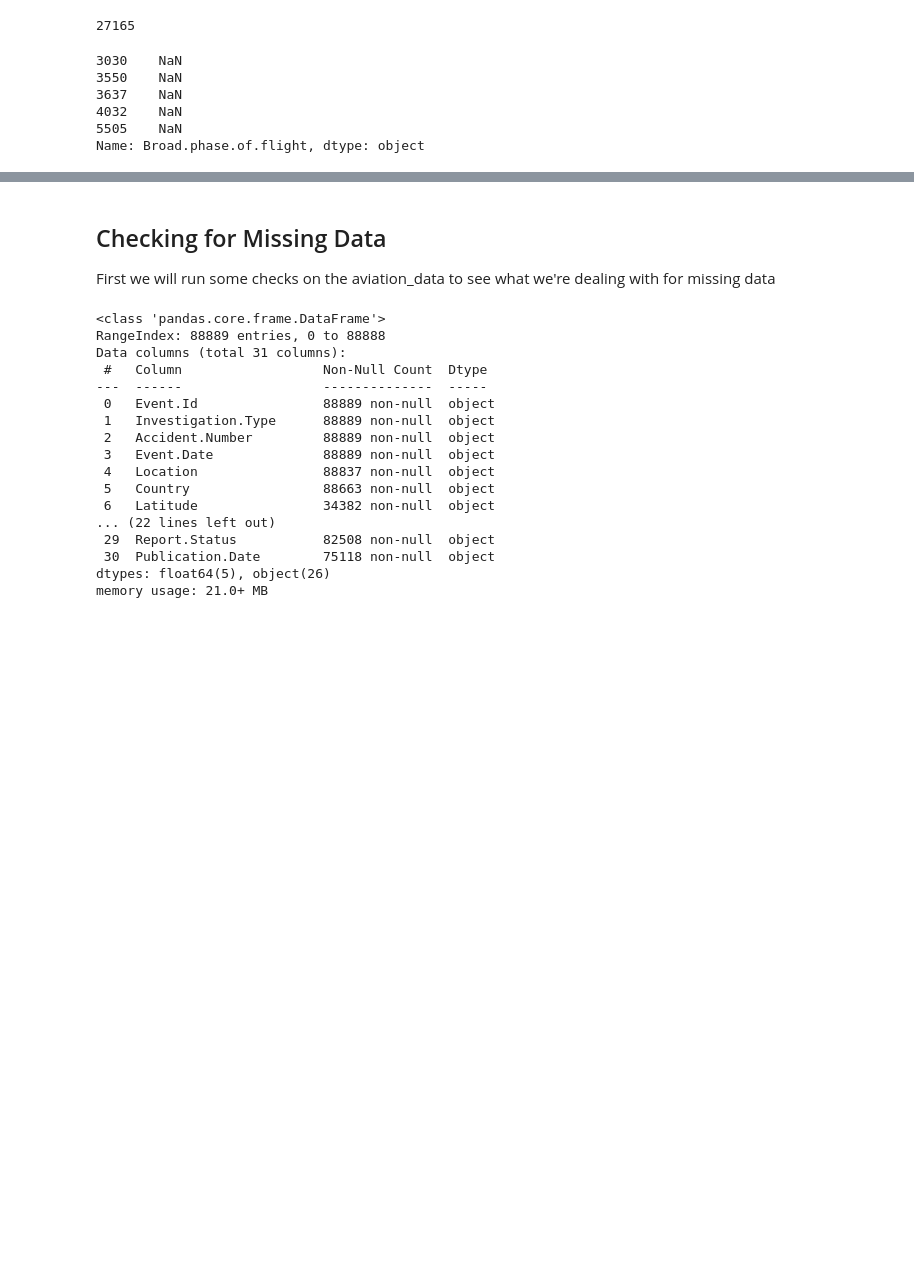
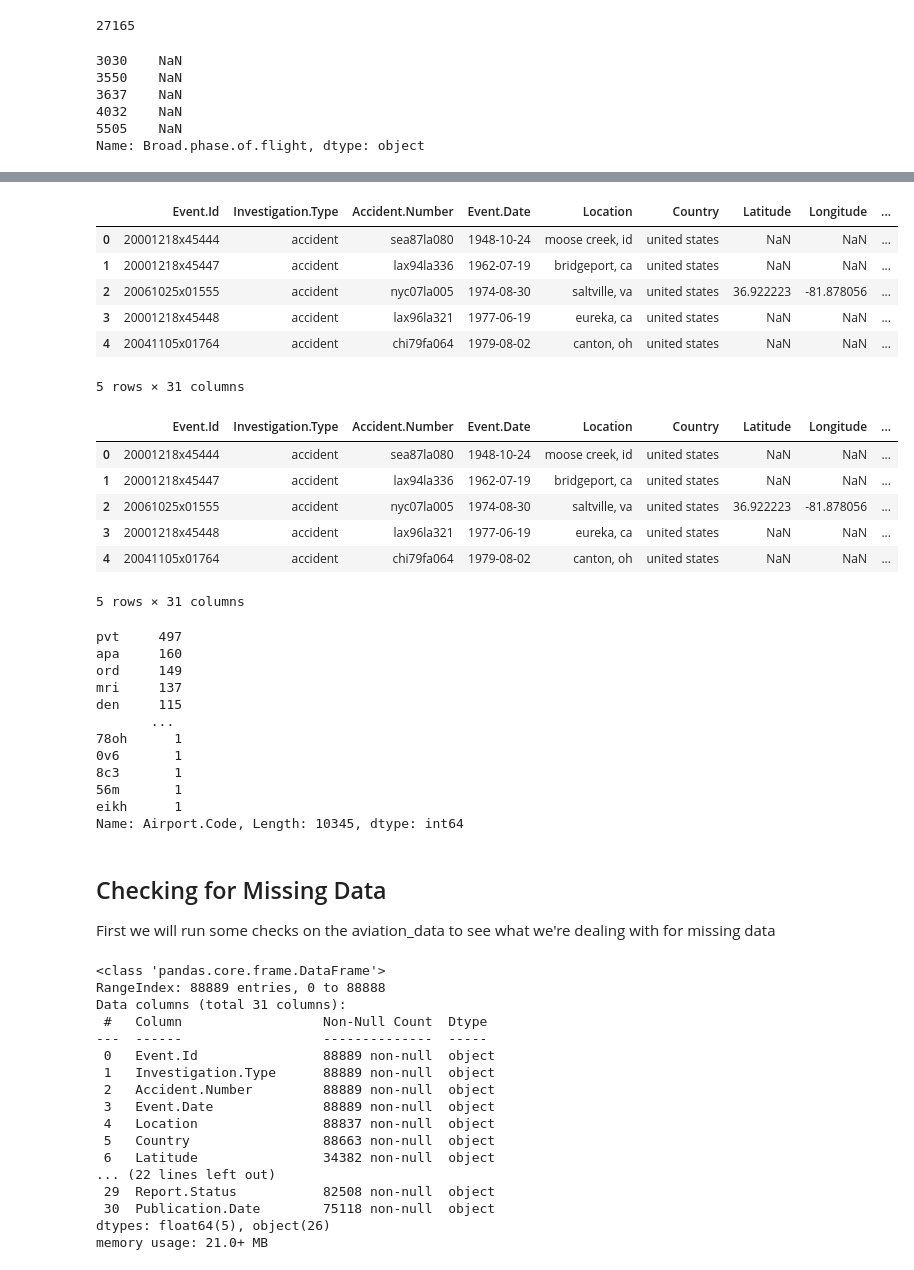
Before and after one commit to emmascotson/aviation-venture-risk-eda, a Jupyter notebook: aviation-venture-risk-eda.ipynb, the cells around one changed output, grey strips where cells are left out. Drawn from its saved outputs; the diff is of its cells as text; code cells hidden in the pictures; blank space fills up the shorter version.

```diff
--- a/aviation-venture-risk-eda.ipynb
+++ b/aviation-venture-risk-eda.ipynb
@@ -121,3 +125,68 @@ Name: Broad.phase.of.flight, dtype: object
+# %%
+#lowercase and stripe white space, this removes a lot of duplicate labels
+def standardize_string(s):
+    if pd.isna(s):
+        return s
+    if isinstance(s,str):
+        s = s.strip().lower()#.replace(' ','_')
+    return s
+
+#for some columns treating none as nan helps us do analysis
+def none_to_nan(s):
+    if s == 'none':
+        return np.nan
+    return s
+
+#for some columns treating unknown as nan helps us do analysis
+def unknown_to_nan(s):
+    if s == 'unknown':
+        return np.nan
+    return s
+
+#for some columns treating unknown as nan helps us do analysis
+def unk_to_nan(s):
+    if s == 'unk':
+        return np.nan
+    return s
+
+display(aviation_data.head())
+aviation_data = aviation_data.applymap(standardize_string)
+
+replace_none_cols = ['Airport.Code','Airport.Name','Registration.Number']
+aviation_data[replace_none_cols] = aviation_data[replace_none_cols].applymap(none_to_nan)
+
+replace_unknown_cols = ['Engine.Type','Aircraft.damage','Registration.Number']
+aviation_data[replace_unknown_cols] = aviation_data[replace_unknown_cols].applymap(unknown_to_nan)
+
+display(aviation_data.head())
+aviation_data['Airport.Code'].value_counts()
+# %% [output]
+|  | Event.Id | Investigation.Type | Accident.Number | Event.Date | Location | Country | Latitude | Longitude | ... |
+| 0 | 20001218x45444 | accident | sea87la080 | 1948-10-24 | moose creek, id | united states | NaN | NaN | ... |
+| 1 | 20001218x45447 | accident | lax94la336 | 1962-07-19 | bridgeport, ca | united states | NaN | NaN | ... |
+| 2 | 20061025x01555 | accident | nyc07la005 | 1974-08-30 | saltville, va | united states | 36.922223 | -81.878056 | ... |
+| 3 | 20001218x45448 | accident | lax96la321 | 1977-06-19 | eureka, ca | united states | NaN | NaN | ... |
+| 4 | 20041105x01764 | accident | chi79fa064 | 1979-08-02 | canton, oh | united states | NaN | NaN | ... |
+5 rows × 31 columns
+|  | Event.Id | Investigation.Type | Accident.Number | Event.Date | Location | Country | Latitude | Longitude | ... |
+| 0 | 20001218x45444 | accident | sea87la080 | 1948-10-24 | moose creek, id | united states | NaN | NaN | ... |
+| 1 | 20001218x45447 | accident | lax94la336 | 1962-07-19 | bridgeport, ca | united states | NaN | NaN | ... |
+| 2 | 20061025x01555 | accident | nyc07la005 | 1974-08-30 | saltville, va | united states | 36.922223 | -81.878056 | ... |
+| 3 | 20001218x45448 | accident | lax96la321 | 1977-06-19 | eureka, ca | united states | NaN | NaN | ... |
+| 4 | 20041105x01764 | accident | chi79fa064 | 1979-08-02 | canton, oh | united states | NaN | NaN | ... |
+5 rows × 31 columns
+pvt     497
+apa     160
+ord     149
+mri     137
+den     115
+       ...
+78oh      1
+0v6       1
+8c3       1
+56m       1
+eikh      1
+Name: Airport.Code, Length: 10345, dtype: int64
 # %% [markdown]
 ## Checking for Missing Data
 First we will run some checks on the aviation_data to see what we're dealing with for missing data
```
Also changed, not shown: parts of 16 cells of this notebook.
